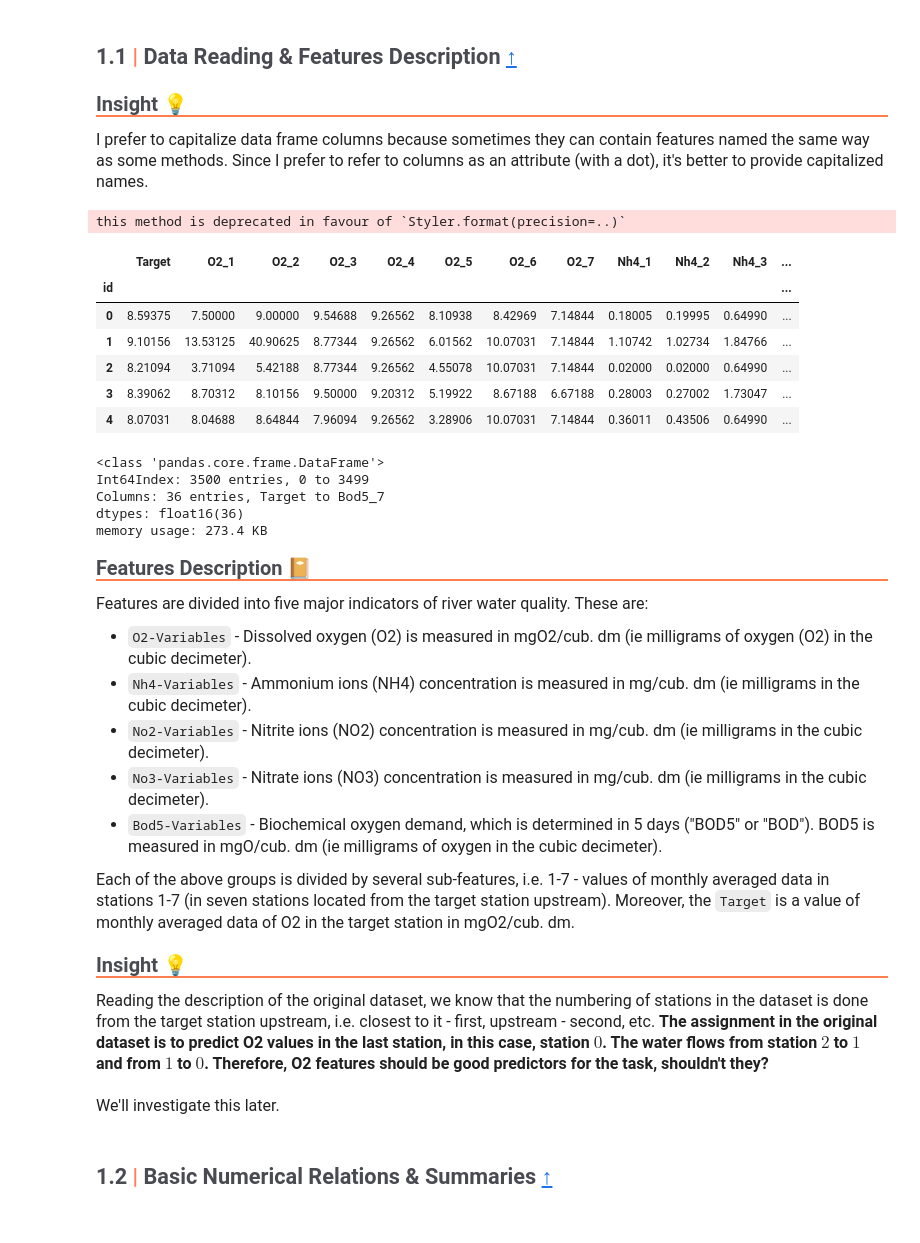
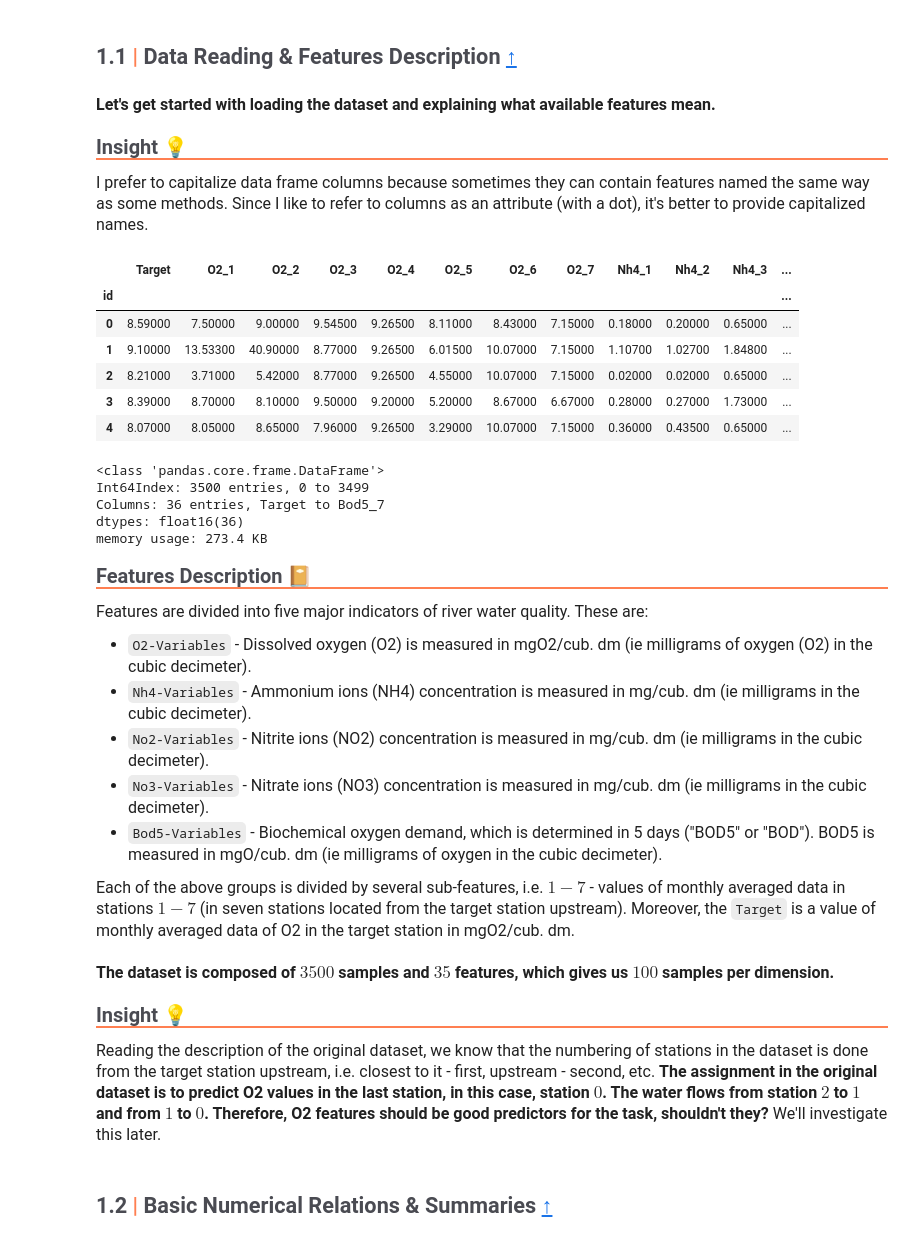
Before and after one commit to mateuszk098/kaggle-notebooks, a Jupyter notebook: playground_series_s3e21/oxygen_in_water_eda.ipynb, the cells around one changed output. Drawn from its saved outputs; the diff is of its cells as text; code cells hidden in the pictures.

Commit message:
Update first section.

```diff
--- a/playground_series_s3e21/oxygen_in_water_eda.ipynb
+++ b/playground_series_s3e21/oxygen_in_water_eda.ipynb
@@ -233,6 +237,13 @@ ol.numbered-list li:before {
 </p>
 # %% [markdown]
 ## <b> <span style="font-family: 'JetBrains Mono'; color: #4A4B52">1.1</span> <span style='color: #FF7F51'>|</span> <span style="font-family: 'JetBrains Mono'; color: #4A4B52">Data Reading &amp; Features Description</span></b><a class="anchor" id="data_reading_and_features_description"></a> [↑](#top)
+# %% [markdown]
+<p style="
+    font-size: 16px;
+    font-family: 'JetBrains Mono';
+">
+    <b>Let's get started with loading the dataset and explaining what available features mean.</b>
+</p>
 # %%
 competition = "playground-series-s3e21"
 expr = f"kaggle competitions download -c {competition}".split()
@@ -243,12 +254,7 @@ if not ON_KAGGLE:
 else:
     train_path = f"/kaggle/input/{competition}/sample_submission.csv"
 
-train = pd.read_csv(
-    train_path,
-    index_col="id",
-    engine="pyarrow",
-    dtype=np.float16,
-).rename(columns=str.title)
+train = pd.read_csv(train_path, index_col="id", engine="pyarrow").rename(columns=str.title)
 # %% [markdown]
 <p style="
     font-size: 20px;
@@ -263,19 +269,18 @@ train = pd.read_csv(
     font-size: 16px;
     font-family: 'JetBrains Mono';
 ">
-    I prefer to capitalize data frame columns because sometimes they can contain features named the same way as some methods. Since I prefer to refer to columns as an attribute (with a dot), it's better to provide capitalized names.
+    I prefer to capitalize data frame columns because sometimes they can contain features named the same way as some methods. Since I like to refer to columns as an attribute (with a dot), it's better to provide capitalized names.
 </p>
 # %%
-train.head().style.set_table_styles(DF_STYLE).set_precision(5)
+train.head().style.set_table_styles(DF_STYLE).format(precision=5)
 # %% [output]
-this method is deprecated in favour of `Styler.format(precision=..)`
 |  | Target | O2_1 | O2_2 | O2_3 | O2_4 | O2_5 | O2_6 | O2_7 | Nh4_1 | Nh4_2 | Nh4_3 | ... |
 | id |  |  |  |  |  |  |  |  |  |  |  | ... |
-| 0 | 8.59375 | 7.50000 | 9.00000 | 9.54688 | 9.26562 | 8.10938 | 8.42969 | 7.14844 | 0.18005 | 0.19995 | 0.64990 | ... |
-| 1 | 9.10156 | 13.53125 | 40.90625 | 8.77344 | 9.26562 | 6.01562 | 10.07031 | 7.14844 | 1.10742 | 1.02734 | 1.84766 | ... |
-| 2 | 8.21094 | 3.71094 | 5.42188 | 8.77344 | 9.26562 | 4.55078 | 10.07031 | 7.14844 | 0.02000 | 0.02000 | 0.64990 | ... |
-| 3 | 8.39062 | 8.70312 | 8.10156 | 9.50000 | 9.20312 | 5.19922 | 8.67188 | 6.67188 | 0.28003 | 0.27002 | 1.73047 | ... |
-| 4 | 8.07031 | 8.04688 | 8.64844 | 7.96094 | 9.26562 | 3.28906 | 10.07031 | 7.14844 | 0.36011 | 0.43506 | 0.64990 | ... |
+| 0 | 8.59000 | 7.50000 | 9.00000 | 9.54500 | 9.26500 | 8.11000 | 8.43000 | 7.15000 | 0.18000 | 0.20000 | 0.65000 | ... |
+| 1 | 9.10000 | 13.53300 | 40.90000 | 8.77000 | 9.26500 | 6.01500 | 10.07000 | 7.15000 | 1.10700 | 1.02700 | 1.84800 | ... |
+| 2 | 8.21000 | 3.71000 | 5.42000 | 8.77000 | 9.26500 | 4.55000 | 10.07000 | 7.15000 | 0.02000 | 0.02000 | 0.65000 | ... |
+| 3 | 8.39000 | 8.70000 | 8.10000 | 9.50000 | 9.20000 | 5.20000 | 8.67000 | 6.67000 | 0.28000 | 0.27000 | 1.73000 | ... |
+| 4 | 8.07000 | 8.05000 | 8.65000 | 7.96000 | 9.26500 | 3.29000 | 10.07000 | 7.15000 | 0.36000 | 0.43500 | 0.65000 | ... |
 # %%
 train.info(verbose=False)
 # %% [output]
@@ -315,7 +320,8 @@ memory usage: 273.4 KB
     font-size: 16px;
     font-family: 'JetBrains Mono';
 ">
-    Each of the above groups is divided by several sub-features, i.e. 1-7 - values of monthly averaged data in stations 1-7 (in seven stations located from the target station upstream). Moreover, the <code>Target</code> is a value of monthly averaged data of O2 in the target station in mgO2/cub. dm.
+    Each of the above groups is divided by several sub-features, i.e. $1-7$ - values of monthly averaged data in stations $1-7$ (in seven stations located from the target station upstream). Moreover, the <code>Target</code> is a value of monthly averaged data of O2 in the target station in mgO2/cub. dm.<br><br>
+    <b>The dataset is composed of $3500$ samples and $35$ features, which gives us $100$ samples per dimension.</b>
 </p>
 # %%
 assert len(train.columns) == 5 * 7 + 1  # Five major indicators from 7 stations and the target.
@@ -333,7 +339,7 @@ assert len(train.columns) == 5 * 7 + 1  # Five major indicators from 7 stations
     font-size: 16px;
     font-family: 'JetBrains Mono';
 ">
-    Reading the description of the original dataset, we know that the numbering of stations in the dataset is done from the target station upstream, i.e. closest to it - first, upstream - second, etc. <b>The assignment in the original dataset is to predict O2 values in the last station, in this case, station $0$. The water flows from station $2$ to $1$ and from $1$ to $0$. Therefore, O2 features should be good predictors for the task, shouldn't they?</b><br><br> We'll investigate this later.
+    Reading the description of the original dataset, we know that the numbering of stations in the dataset is done from the target station upstream, i.e. closest to it - first, upstream - second, etc. <b>The assignment in the original dataset is to predict O2 values in the last station, in this case, station $0$. The water flows from station $2$ to $1$ and from $1$ to $0$. Therefore, O2 features should be good predictors for the task, shouldn't they?</b> We'll investigate this later.
 </p>
 # %% [markdown]
 ## <b> <span style="font-family: 'JetBrains Mono'; color: #4A4B52">1.2</span> <span style='color: #FF7F51'>|</span> <span style="font-family: 'JetBrains Mono'; color: #4A4B52">Basic Numerical Relations &amp; Summaries</span></b><a class="anchor" id="basic_numerical_relations_summaries"></a> [↑](#top)
```
Also changed, not shown: parts of 20 cells of this notebook.
